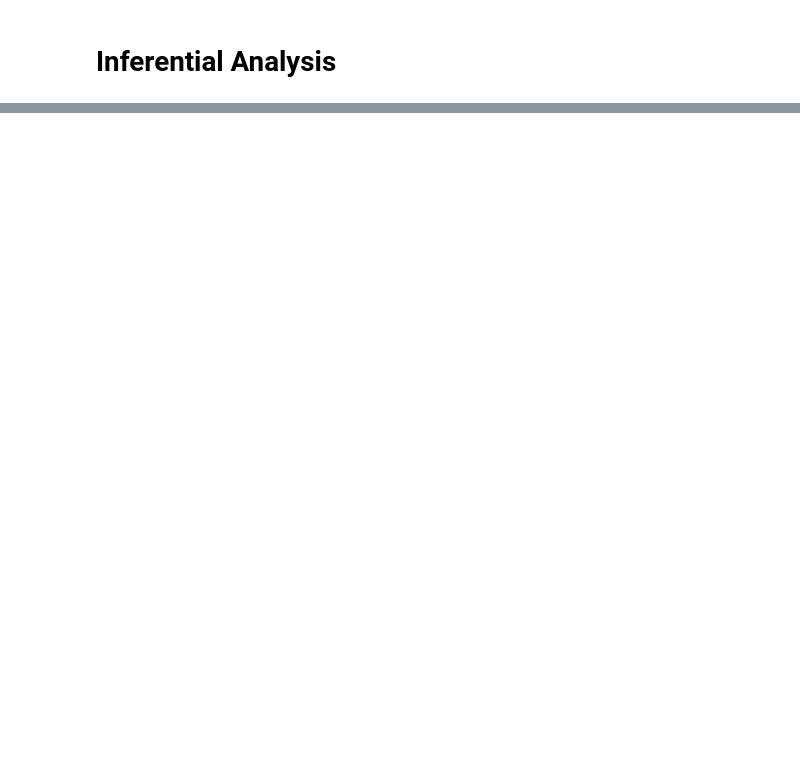
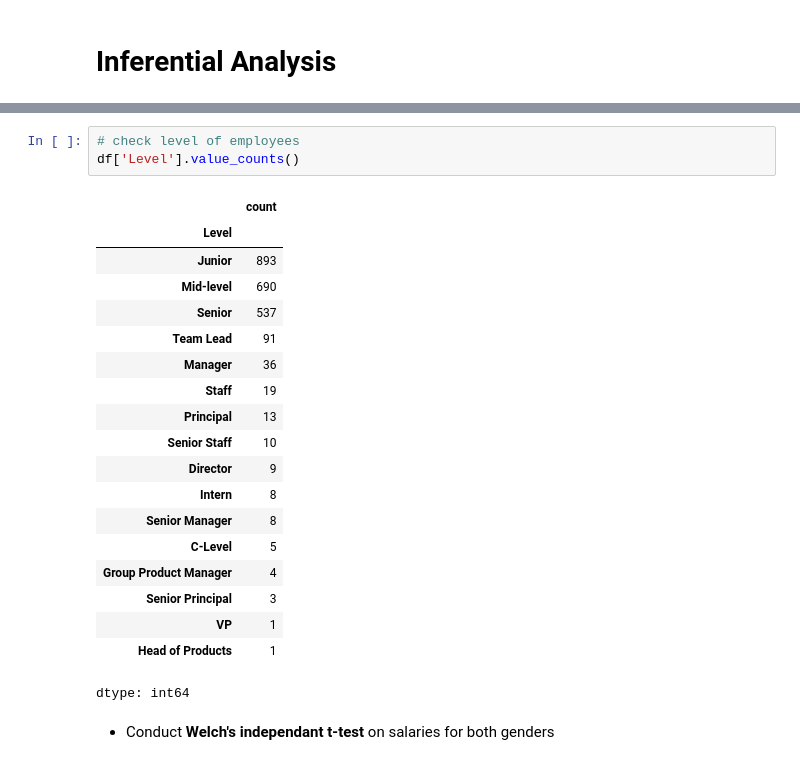
Before and after one commit to moha09-coder/Salary-Gaps-Analysis, a Jupyter notebook: analysis.ipynb, the cells around one changed output, grey strips where cells are left out. Saved outputs shown, nothing was run; the diff lists cells and outputs as text; blank space fills up the shorter version.

```diff
--- a/analysis.ipynb
+++ b/analysis.ipynb
@@ -322,0 +404,25 @@ plt.show()
+# %%
+# check level of employees
+df['Level'].value_counts()
+# %% [output]
+|  | count |
+| Level |  |
+| Junior | 893 |
+| Mid-level | 690 |
+| Senior | 537 |
+| Team Lead | 91 |
+| Manager | 36 |
+| Staff | 19 |
+| Principal | 13 |
+| Senior Staff | 10 |
+| Director | 9 |
+| Intern | 8 |
+| Senior Manager | 8 |
+| C-Level | 5 |
+| Group Product Manager | 4 |
+| Senior Principal | 3 |
+| VP | 1 |
+| Head of Products | 1 |
+dtype: int64
+# %% [markdown]
+- Conduct **Welch's independant t-test** on salaries for both genders
```
Also changed, not shown: parts of 24 cells of this notebook.
